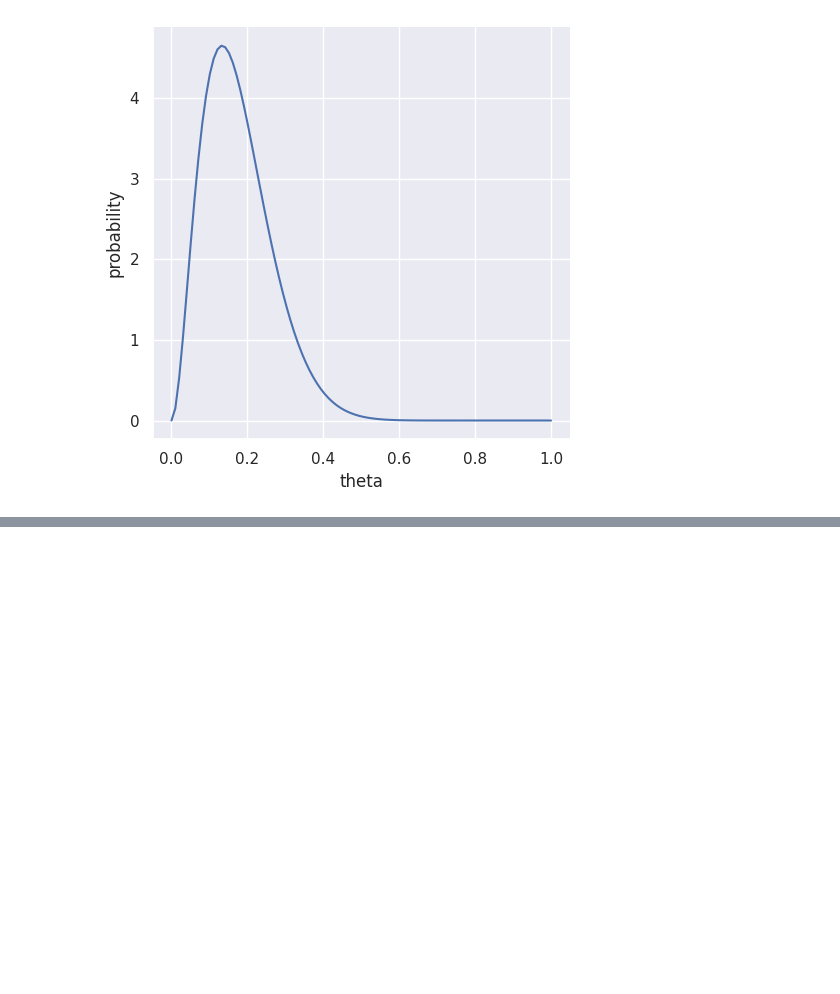
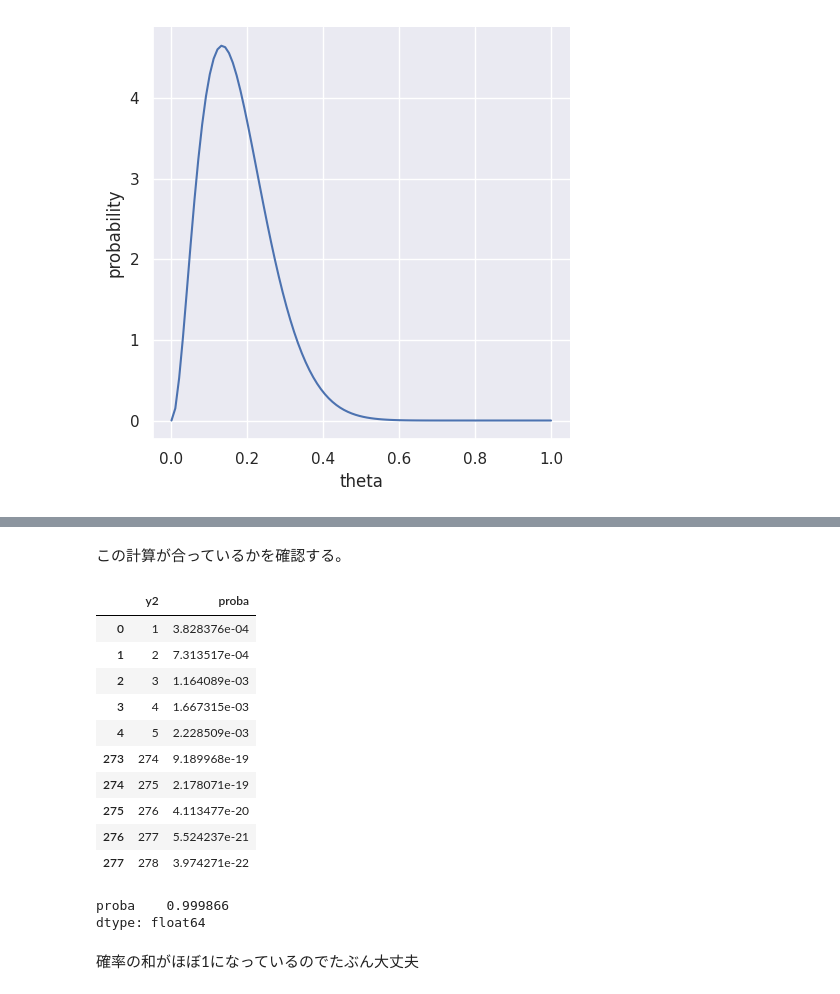
Before and after one commit to savioursho/a-first-cource-in-baysian-statistical-methods, a Jupyter notebook: notebooks/chapter03/chapter03.ipynb, the cells around one changed output, grey strips where cells are left out. Saved outputs shown, nothing was run; the diff lists cells and outputs as text; code cells hidden in the pictures; blank space fills up the shorter version.

```diff
--- a/notebooks/chapter03/chapter03.ipynb
+++ b/notebooks/chapter03/chapter03.ipynb
@@ -1008,0 +1015,3 @@ plot_3_7_a()
+# %%
+# 特別教育クラスの子供の数
+n2 = 278
@@ -1008,0 +1078,32 @@ plot_3_7_a()
+# %% [markdown]
+この計算が合っているかを確認する。
+# %%
+def pmf_y2_3_7(y2, n2=278):
+    return (
+        special.binom(n2, y2) * special.beta(y2 + 3, n2 - y2 + 14) / special.beta(3, 14)
+    )
+# %%
+df_3_7_b = pd.DataFrame()
+df_3_7_b["y2"] = np.arange(1, 278 + 1)
+df_3_7_b["proba"] = df_3_7_b["y2"].apply(pmf_y2_3_7)
+
+display(df_3_7_b.iloc[np.hstack([np.arange(5), np.arange(5) - 5])])
+
+# 確率の和がほぼ1になっているか確認
+df_3_7_b[["proba"]].sum()
+# %% [output]
+|  | y2 | proba |
+| 0 | 1 | 3.828376e-04 |
+| 1 | 2 | 7.313517e-04 |
+| 2 | 3 | 1.164089e-03 |
+| 3 | 4 | 1.667315e-03 |
+| 4 | 5 | 2.228509e-03 |
+| 273 | 274 | 9.189968e-19 |
+| 274 | 275 | 2.178071e-19 |
+| 275 | 276 | 4.113477e-20 |
+| 276 | 277 | 5.524237e-21 |
+| 277 | 278 | 3.974271e-22 |
+proba    0.999866
+dtype: float64
+# %% [markdown]
+確率の和がほぼ1になっているのでたぶん大丈夫
```
Also changed, not shown: parts of 8 cells of this notebook.
